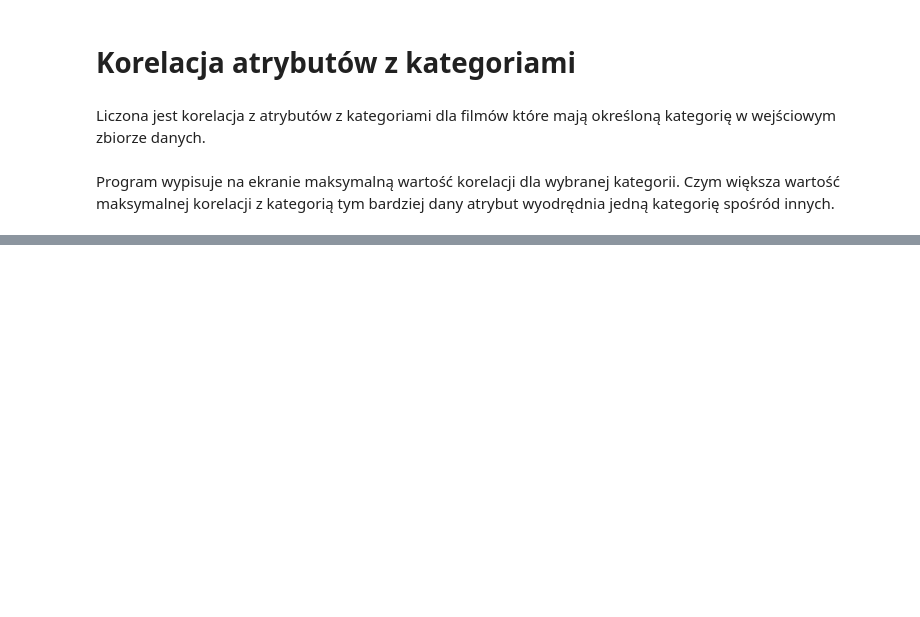
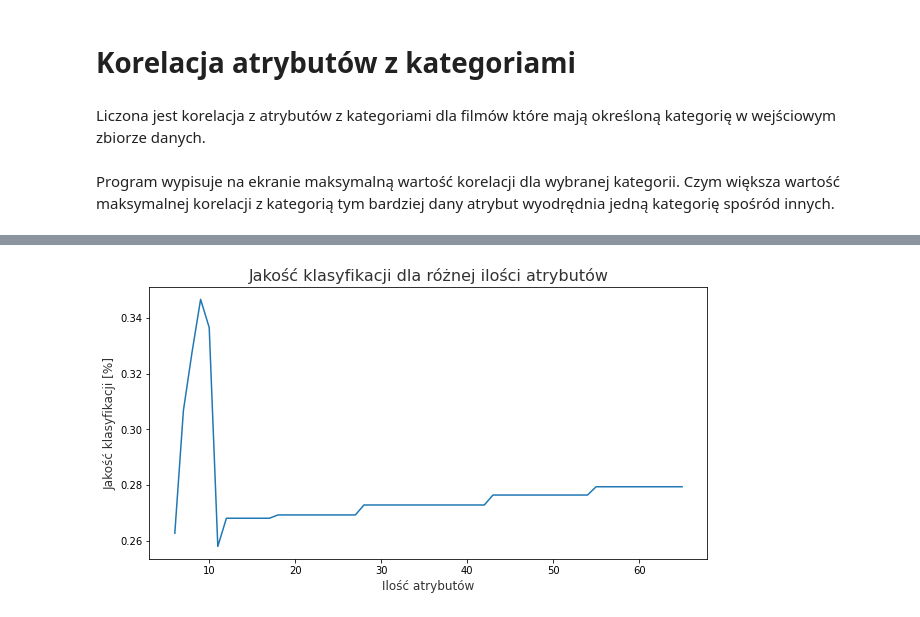
Before and after one commit to Southeaven/PED, a Jupyter notebook: ch1.ipynb, the cells around one changed output, grey strips where cells are left out. Drawn from its saved outputs; the diff is of its cells as text; code cells hidden in the pictures; blank space fills up the shorter version.

```diff
--- a/ch1.ipynb
+++ b/ch1.ipynb
@@ -1623,0 +1695,31 @@ Attr_US_maxCorr.sort_values("maxCorr", ascending=False).head(50)
+# %%
+import numpy as np
+from sklearn import datasets
+from sklearn.semi_supervised import SelfTrainingClassifier
+from sklearn.svm import SVC
+from sklearn.neighbors import KNeighborsClassifier
+
+y = []
+x = []
+for i in range(60):
+    A_GB = pd.concat([AT_GB, AG_GB], axis=1)
+
+    A_GB = A_GB.set_index("video_id")
+
+    array = []
+    for ii in range(len(A_GB)):
+        if A_GB["thumbnailDescription"][ii] not in array:
+            array.append(A_GB["thumbnailDescription"][ii])
+        A_GB["thumbnailDescription"][ii] = array.index(A_GB["thumbnailDescription"][ii])
+
+
+    for ii in Attr_GB_maxCorr.sort_values("maxCorr", ascending=False).tail(i)["Atrybut"]:
+        del A_GB[ii]
+
+    svc = KNeighborsClassifier(n_neighbors=5)
+    self_training_model = SelfTrainingClassifier(svc)
+    self_training_model.fit(np.array(A_GB), np.array(CATEGORY_GB))
+
+    PREDICTED_GB_SELF_TRAINING = self_training_model.predict(A_GB)
+    y.append(100*calculate_accuracy(CATEGORY_GB_TARGET_ARRAY, PREDICTED_GB_SELF_TRAINING, CATEGORY_GB))
+    x.append(len(A_GB.columns))
@@ -1623,0 +1744,10 @@ Attr_US_maxCorr.sort_values("maxCorr", ascending=False).head(50)
+# %%
+    plt.figure(figsize=(10,5))
+    plt.plot(x,y)
+    plt.xlabel('Ilość atrybutów', fontsize=12, color='#323232')
+    plt.ylabel('Jakość klasyfikacji [%]', fontsize=12, color='#323232')
+    plt.title('Jakość klasyfikacji dla różnej ilości atrybutów', fontsize=16, color='#323232')
+
+    plt.show();
+# %% [output]
+[figure, added]
```
Also changed, not shown: parts of 21 cells of this notebook.
